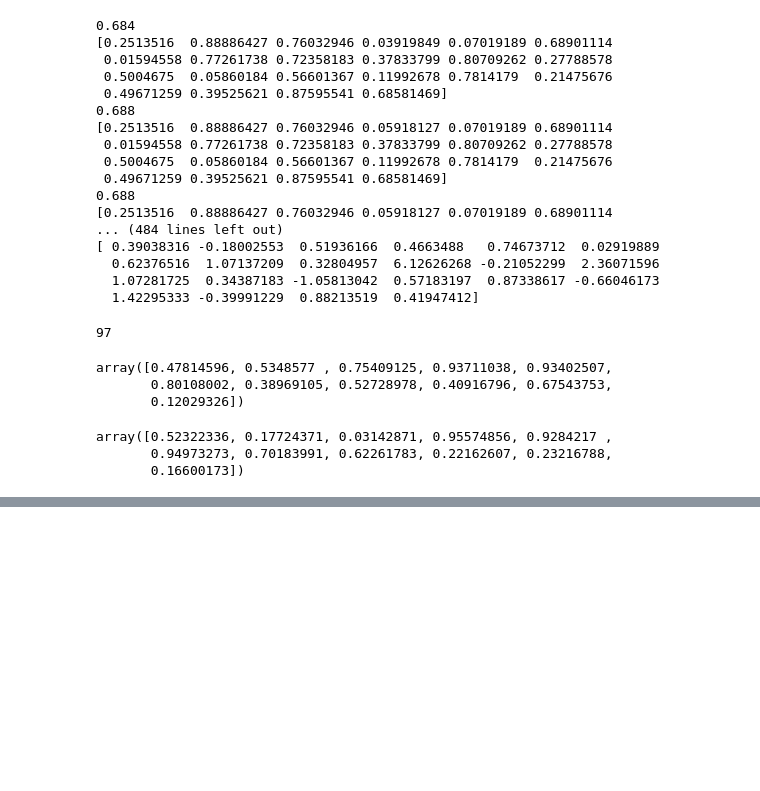
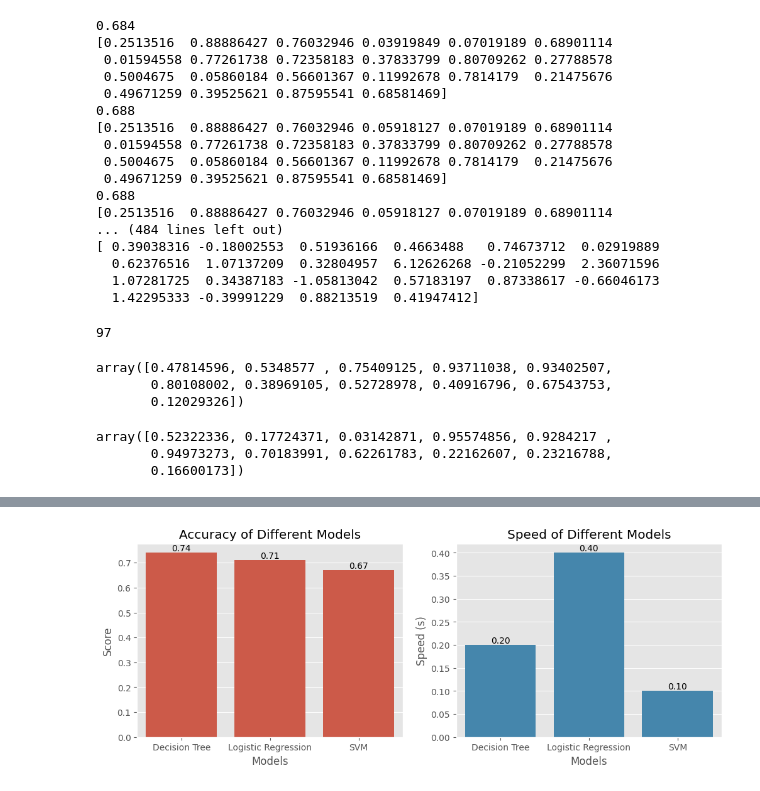
Before and after one commit to sbracellari/csi-6160, a Jupyter notebook: project/project.ipynb, the cells around one changed output, grey strips where cells are left out. Saved outputs shown, nothing was run; the diff lists cells and outputs as text; code cells hidden in the pictures; blank space fills up the shorter version.

```diff
--- a/project/project.ipynb
+++ b/project/project.ipynb
@@ -426,0 +471,28 @@ array([0.52322336, 0.17724371, 0.03142871, 0.95574856, 0.9284217 ,
+# %%
+import matplotlib.pyplot as plt
+import seaborn
+import pandas as pd
+
+plt.style.use('ggplot')
+COLORS = seaborn.color_palette()
+f, ax = plt.subplots(1, 2, figsize=(12, 4))
+
+scores = [0.74, 0.71, 0.67]
+models = ['Decision Tree', 'Logistic Regression', 'SVM']
+
+plot_df = pd.DataFrame.from_dict({'Score': scores, 'Models': models})
+ax[0].set_title('Accuracy of Different Models')
+seaborn.barplot(data=plot_df, x='Models', y='Score', ax=ax[0], color=COLORS[0])
+for container in ax[0].containers:
+    ax[0].bar_label(container, fmt='%.2f')
+
+speed = [0.2, 0.4, 0.1]
+models = ['Decision Tree', 'Logistic Regression', 'SVM']
+
+plot_df = pd.DataFrame.from_dict({'Speed (s)': speed, 'Models': models})
+ax[1].set_title('Speed of Different Models')
+seaborn.barplot(data=plot_df, x='Models', y='Speed (s)', ax=ax[1], color=COLORS[1])
+for container in ax[1].containers:
+    ax[1].bar_label(container, fmt='%.2f')
+# %% [output]
+[figure, added]
```
Also changed, not shown: parts of 6 cells of this notebook.
